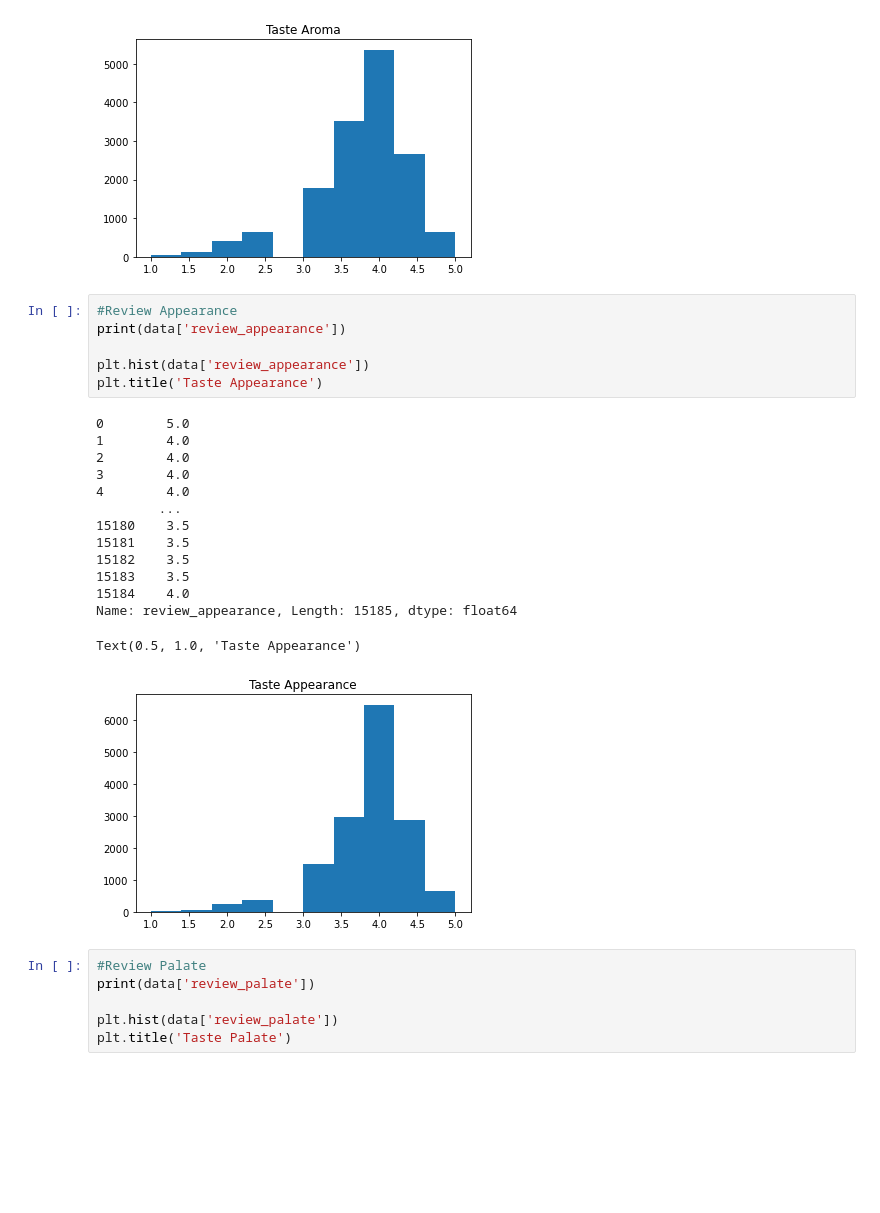
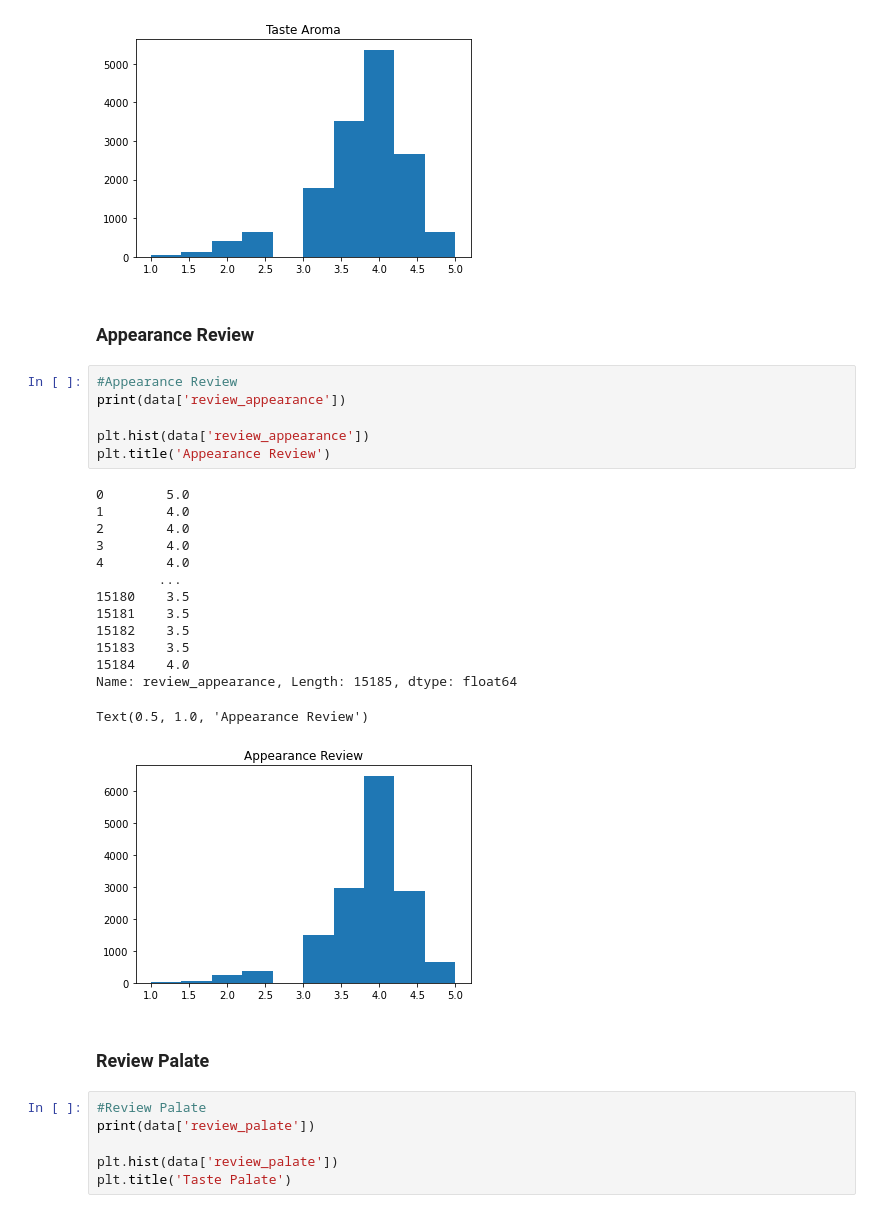
Before and after one commit to Etanangc8/capstone_project, a Jupyter notebook: codes/data_cleaning_EDA.ipynb, the cells around one changed output. Cells and saved outputs as stored; diff of their text form; blank space fills up the shorter version.

```diff
--- a/codes/data_cleaning_EDA.ipynb
+++ b/codes/data_cleaning_EDA.ipynb
@@ -168,27 +174,31 @@ plt.title('Taste Aroma')
 Name: review_aroma, Length: 15185, dtype: float64
 Text(0.5, 1.0, 'Taste Aroma')
 [figure]
+# %% [markdown]
+### Appearance Review
 # %%
-#Review Appearance
+#Appearance Review
 print(data['review_appearance'])
 
 plt.hist(data['review_appearance'])
-plt.title('Taste Appearance')
+plt.title('Appearance Review')
 # %% [output]
 0        5.0
 1        4.0
 2        4.0
 3        4.0
 4        4.0
         ...
 15180    3.5
 15181    3.5
 15182    3.5
 15183    3.5
 15184    4.0
 Name: review_appearance, Length: 15185, dtype: float64
-Text(0.5, 1.0, 'Taste Appearance')
+Text(0.5, 1.0, 'Appearance Review')
-[figure, old version]
+[figure, new version]
+# %% [markdown]
+### Review Palate
 # %%
 #Review Palate
 print(data['review_palate'])
```
Also changed, not shown: parts of 11 cells of this notebook, 11 other files.
